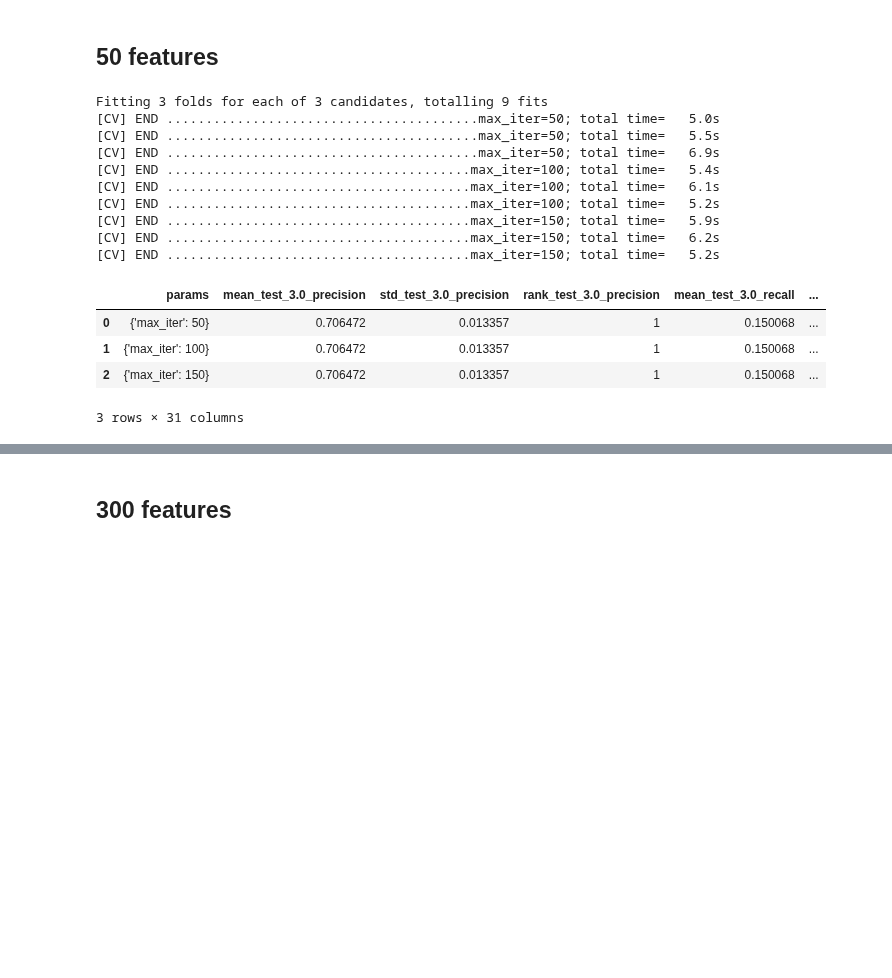
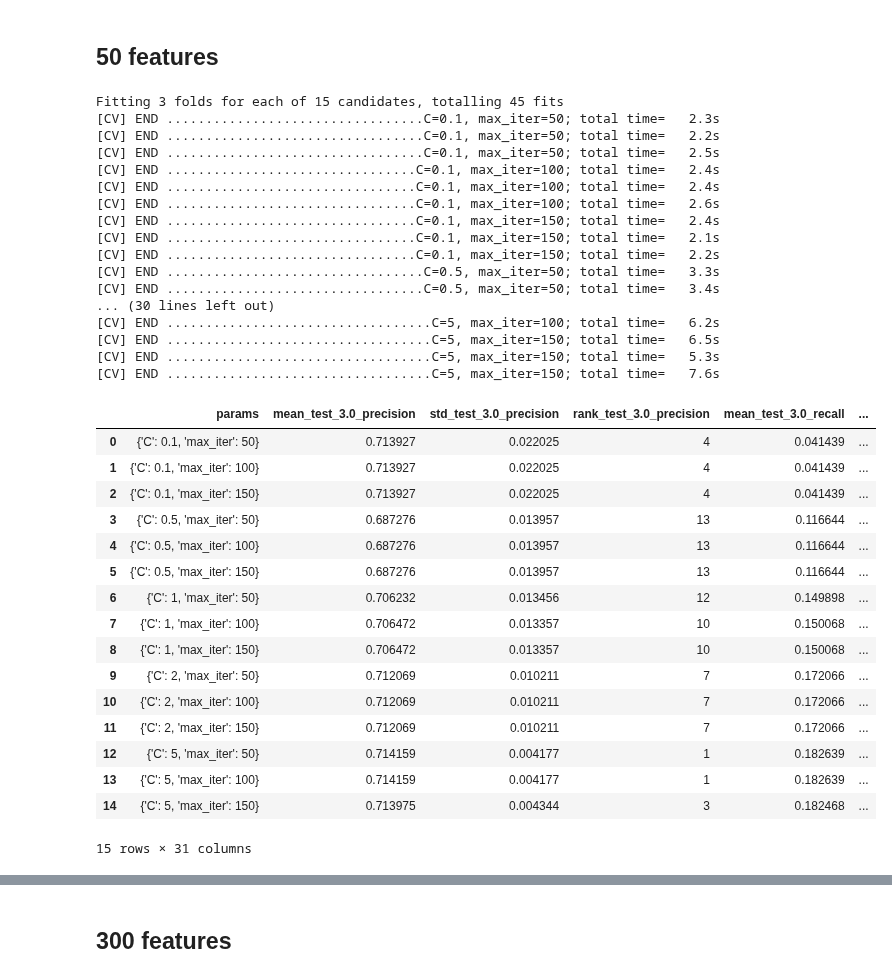
Before and after one commit to 7angel4/Goodreads-rating-classification, a Jupyter notebook: Final/LogR_Supplementary.ipynb, the cells around one changed output, grey strips where cells are left out. Saved outputs shown, nothing was run; the diff lists cells and outputs as text; code cells hidden in the pictures; blank space fills up the shorter version.

```diff
--- a/Final/LogisticRegression_Supplementary.ipynb
+++ b/Final/LogR_Supplementary.ipynb
@@ -8,29 +8,48 @@ from sklearn.linear_model import LogisticRegression
 # %% [markdown]
 ## 50 features
 # %%
-train_df_50 = pd.read_csv("./Final/Datasets/train_df.csv", keep_default_na=False)
+train_df_50 = pd.read_csv(DATASET_DIR + "train_df.csv", keep_default_na=False)
 y = train_df_50.iloc[:,-1]
 X_50 = train_df_50.iloc[:,:-1]
 # %%
 logr = LogisticRegression(solver='sag') # uses Stochastic Average Gradient descent solver
 # %%
-param_grid = {'max_iter': [50,100,150]}
+param_grid = {'max_iter': [50,100,150], 'C': [0.1, 0.5, 1, 2, 5]}
 cv_results = tune_hyperparameter(logr, param_grid, X_50, y, cv=3)
 cv_results
-# max_iter>=500 works well
+# max_iter = 50 works well
 # %% [output]
-Fitting 3 folds for each of 3 candidates, totalling 9 fits
-[CV] END ........................................max_iter=50; total time=   5.0s
-[CV] END ........................................max_iter=50; total time=   5.5s
-[CV] END ........................................max_iter=50; total time=   6.9s
-[CV] END .......................................max_iter=100; total time=   5.4s
-[CV] END .......................................max_iter=100; total time=   6.1s
-[CV] END .......................................max_iter=100; total time=   5.2s
-[CV] END .......................................max_iter=150; total time=   5.9s
-[CV] END .......................................max_iter=150; total time=   6.2s
-[CV] END .......................................max_iter=150; total time=   5.2s
+Fitting 3 folds for each of 15 candidates, totalling 45 fits
+[CV] END .................................C=0.1, max_iter=50; total time=   2.3s
+[CV] END .................................C=0.1, max_iter=50; total time=   2.2s
+[CV] END .................................C=0.1, max_iter=50; total time=   2.5s
+[CV] END ................................C=0.1, max_iter=100; total time=   2.4s
+[CV] END ................................C=0.1, max_iter=100; total time=   2.4s
+[CV] END ................................C=0.1, max_iter=100; total time=   2.6s
+[CV] END ................................C=0.1, max_iter=150; total time=   2.4s
+[CV] END ................................C=0.1, max_iter=150; total time=   2.1s
+[CV] END ................................C=0.1, max_iter=150; total time=   2.2s
+[CV] END .................................C=0.5, max_iter=50; total time=   3.3s
+[CV] END .................................C=0.5, max_iter=50; total time=   3.4s
+... (30 lines left out)
+[CV] END ..................................C=5, max_iter=100; total time=   6.2s
+[CV] END ..................................C=5, max_iter=150; total time=   6.5s
+[CV] END ..................................C=5, max_iter=150; total time=   5.3s
+[CV] END ..................................C=5, max_iter=150; total time=   7.6s
 |  | params | mean_test_3.0_precision | std_test_3.0_precision | rank_test_3.0_precision | mean_test_3.0_recall | ... |
-| 0 | {'max_iter': 50} | 0.706472 | 0.013357 | 1 | 0.150068 | ... |
-| 1 | {'max_iter': 100} | 0.706472 | 0.013357 | 1 | 0.150068 | ... |
-| 2 | {'max_iter': 150} | 0.706472 | 0.013357 | 1 | 0.150068 | ... |
+| 0 | {'C': 0.1, 'max_iter': 50} | 0.713927 | 0.022025 | 4 | 0.041439 | ... |
+| 1 | {'C': 0.1, 'max_iter': 100} | 0.713927 | 0.022025 | 4 | 0.041439 | ... |
+| 2 | {'C': 0.1, 'max_iter': 150} | 0.713927 | 0.022025 | 4 | 0.041439 | ... |
+| 3 | {'C': 0.5, 'max_iter': 50} | 0.687276 | 0.013957 | 13 | 0.116644 | ... |
+| 4 | {'C': 0.5, 'max_iter': 100} | 0.687276 | 0.013957 | 13 | 0.116644 | ... |
+| 5 | {'C': 0.5, 'max_iter': 150} | 0.687276 | 0.013957 | 13 | 0.116644 | ... |
+| 6 | {'C': 1, 'max_iter': 50} | 0.706232 | 0.013456 | 12 | 0.149898 | ... |
+| 7 | {'C': 1, 'max_iter': 100} | 0.706472 | 0.013357 | 10 | 0.150068 | ... |
+| 8 | {'C': 1, 'max_iter': 150} | 0.706472 | 0.013357 | 10 | 0.150068 | ... |
+| 9 | {'C': 2, 'max_iter': 50} | 0.712069 | 0.010211 | 7 | 0.172066 | ... |
+| 10 | {'C': 2, 'max_iter': 100} | 0.712069 | 0.010211 | 7 | 0.172066 | ... |
+| 11 | {'C': 2, 'max_iter': 150} | 0.712069 | 0.010211 | 7 | 0.172066 | ... |
+| 12 | {'C': 5, 'max_iter': 50} | 0.714159 | 0.004177 | 1 | 0.182639 | ... |
+| 13 | {'C': 5, 'max_iter': 100} | 0.714159 | 0.004177 | 1 | 0.182639 | ... |
+| 14 | {'C': 5, 'max_iter': 150} | 0.713975 | 0.004344 | 3 | 0.182468 | ... |
-3 rows × 31 columns
+15 rows × 31 columns
```
Also changed, not shown: parts of 9 cells of this notebook, 2 other files.
